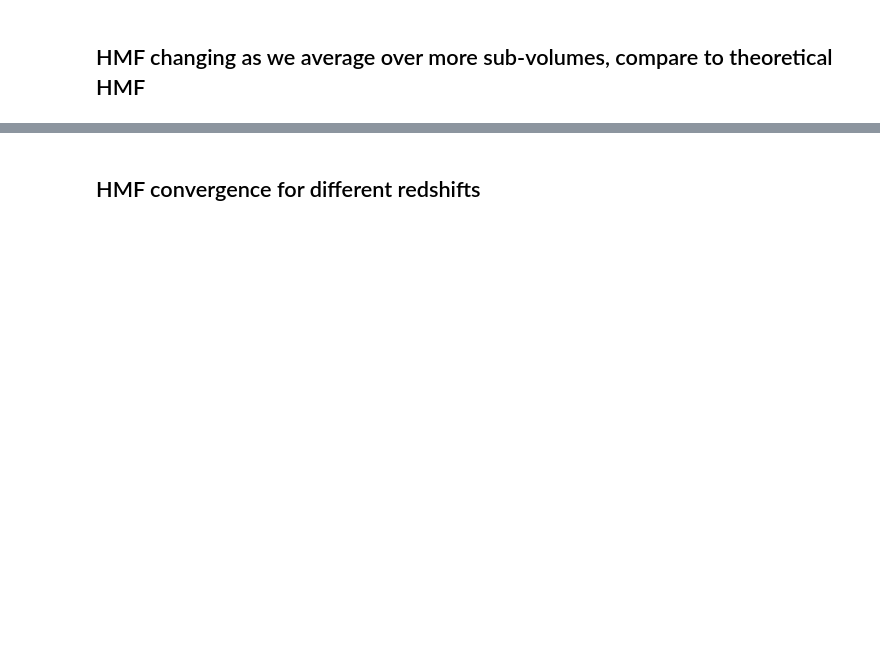
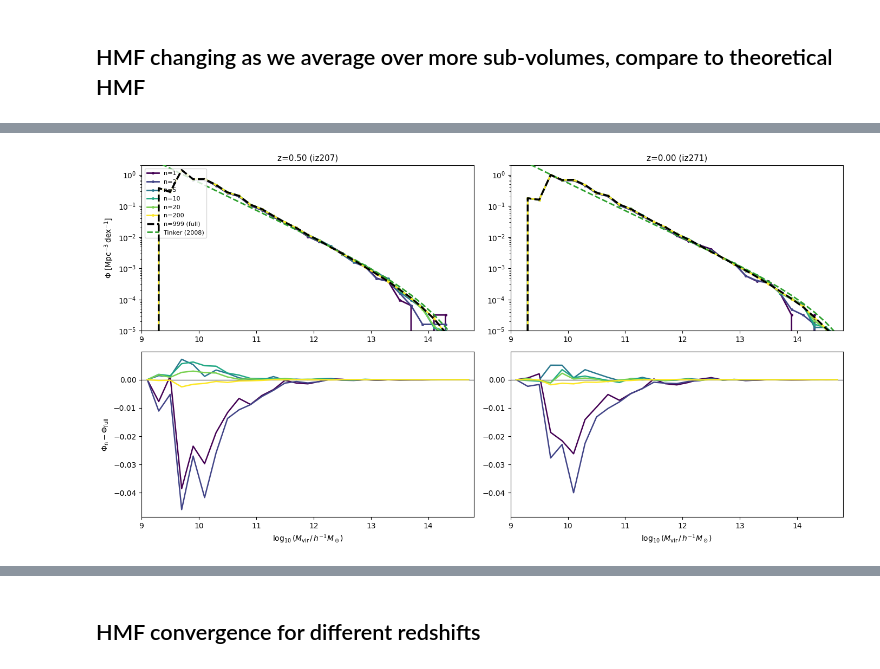
Before and after one commit to OscarHickman/galform_analysis, a Jupyter notebook: examples/subvolume_convergence.ipynb, the cells around one changed output, grey strips where cells are left out. Saved outputs shown, nothing was run; the diff lists cells and outputs as text; code cells hidden in the pictures; blank space fills up the shorter version.

```diff
--- a/examples/subvolume_convergence.ipynb
+++ b/examples/subvolume_convergence.ipynb
@@ -497,0 +314,77 @@ NameError: name 'obs_by_iz_and_n_corrected' is not defined
+# %%
+# Sanity check: correction of HMF due to limited box size
+# (We would expect the HMF to be the same when we include more subvolumes)
+
+if not comp_data:
+    print("No comparison data available for the requested snapshots.")
+else:
+    n_panels = len(comp_data)
+    ncols = min(3, n_panels)
+    nrows = (n_panels + ncols - 1) // ncols
+    fig = plt.figure(figsize=(7 * ncols, 7.5 * nrows))
+    import matplotlib.gridspec as gridspec
+    gs = gridspec.GridSpec(nrows * 2, ncols)
+
+    ref_top = None
+    ref_bot = None
+
+    cmap = get_cmap('viridis')
+
+    for idx, d in enumerate(comp_data):
+        r = idx // ncols
+        c = idx % ncols
+        ax_top = fig.add_subplot(gs[r * 2, c], sharey=ref_top) if ref_top is not None else fig.add_subplot(gs[r * 2, c])
+        ax_bot = fig.add_subplot(gs[r * 2 + 1, c], sharex=ax_top, sharey=ref_bot) if ref_bot is not None else fig.add_subplot(gs[r * 2 + 1, c], sharex=ax_top)
+        if ref_top is None:
+            ref_top = ax_top
+        if ref_bot is None:
+            ref_bot = ax_bot
+
+        x = d['centers']
+        # Plot correction applied in observationally derived HMF data
+        ns = list(sorted(d['obs_by_n'].keys()))
+
+        # Corrected HMF: each compared to the full simulation case (n=n_max)
+        n_max = d['n_main']
+        obs_max = d['obs_by_n'][n_max]
+
+        for i, n in enumerate(ns[:-1]):  # Show only smaller subsets
+            color = cmap(i / max(1, len(ns) - 2))
+            ax_top.plot(x, d['obs_by_n'][n], '-', color=color, lw=2, marker='o', ms=2.5, label=f'n={n}')
+
+        # Plot full sample as comparison
+        ax_top.plot(x, obs_max, '--', color='black', lw=2.5, label=f'n={n_max} (full)', zorder=10)
+
+        # Plot theoretical Tinker
+        ax_top.plot(x, d['tk'], '--', color='#2ca02c', lw=2, label='Tinker (2008)', zorder=5)
+
+        ax_top.set_yscale('log')
+        ax_top.set_xlim(bins.min(), bins.max())
+        ax_top.set_ylim(1e-5, 2.0)
+        ax_top.grid(False)
+        ax_top.set_title(f"z={d['z']:.2f} ({d['iz']})", fontsize=11, pad=6)
+        if c == 0:
+            ax_top.set_ylabel(r'$\Phi\,\,[\mathrm{Mpc}^{-3}\,\mathrm{dex}^{-1}]$', fontsize=10)
+
+        # Residuals (delta of subset HMF from full):
+        ax_bot.axhline(0.0, color='k', lw=1, alpha=0.6)
+        for i, n in enumerate(ns[:-1]):
+            color = cmap(i / max(1, len(ns) - 2))
+            diff = d['obs_by_n'][n] - obs_max
+            ax_bot.plot(x, diff, '-', color=color, lw=1.8, label=f'n={n}')
+
+        ax_bot.set_xlim(bins.min(), bins.max())
+        ax_bot.grid(False)
+        ax_bot.set_xlabel(r'$\log_{10}(M_\mathrm{vir}\,/\,h^{-1}M_\odot)$', fontsize=10)
+        if c == 0:
+            ax_bot.set_ylabel(r'$\Phi_\mathrm{n} - \Phi_\mathrm{full}$', fontsize=10)
+
+        # Legend
+        if idx == 0:
+            handles_top, labels_top = ax_top.get_legend_handles_labels()
+            ax_top.legend(handles_top, labels_top, loc='upper left', fontsize=8, frameon=True)
+
+    fig.tight_layout()
+    plt.show()
+# %% [output]
+[figure, added]
```
Also changed, not shown: parts of 12 cells of this notebook, 24 other files.
